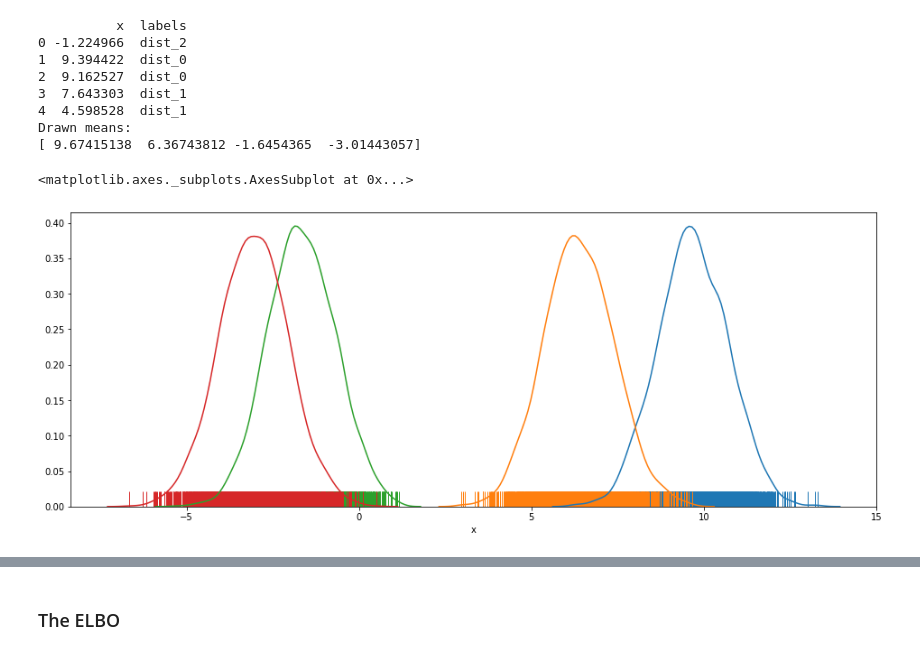
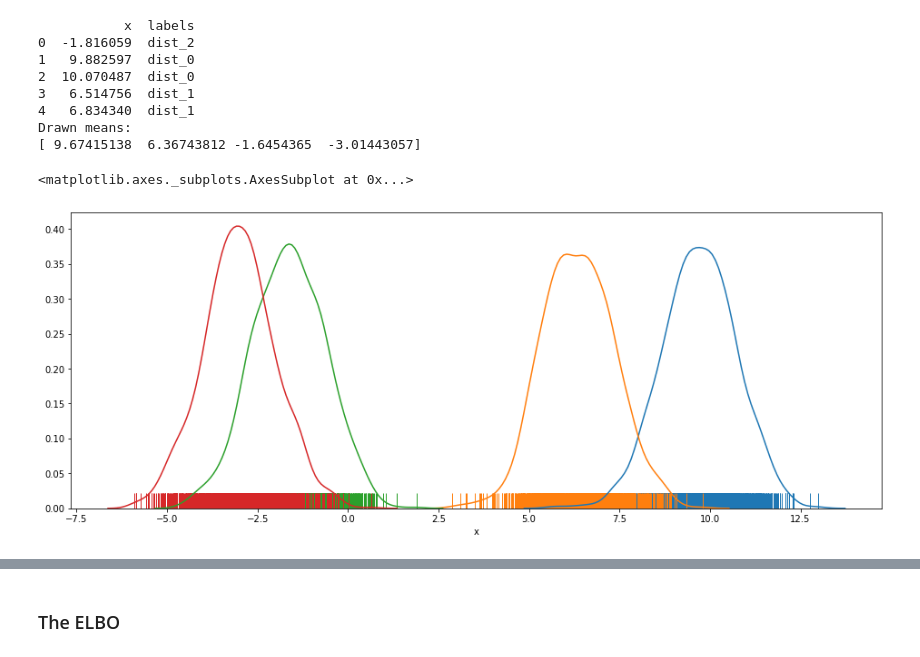
Before and after one commit to gebauerm/variational_inference, a Jupyter notebook: scripts/ML_Community/Variational_Inference_Presentation.ipynb, the cells around one changed output, grey strips where cells are left out. Saved outputs shown, nothing was run; the diff lists cells and outputs as text; code cells hidden in the pictures.

Commit message:
added mor explanations in script, added new plot methods

```diff
--- a/scripts/ML_Community/Variational_Inference_Presentation.ipynb
+++ b/scripts/ML_Community/Variational_Inference_Presentation.ipynb
@@ -47,44 +47,46 @@ x_i | c_i, \mu &\sim N(c_i^T \mu, 1)  & for \ i &= 1, ..., n
 # %%
 import numpy as np
 import pandas as pd
+np.random.seed(1327)
 # hyperparameters of P(mu)
 k = 4
-sigma_sq = 5
-np.random.seed(1327)
+mu_mean = 0
+sigma = np.array([5]*k) # this variance is known
+
 
 # number of instances
-i = 10000
+i = 5000
 c_probas = np.array([1/k]*k)
 
 # construct probability model
-mu = np.random.normal(0, sigma_sq, k)
+mu = np.random.normal(mu_mean, sigma, k)
 c = np.random.multinomial(n=1, pvals=c_probas, size= i)
 distribution_labels = [f"dist_{np.where(c[row, :] == 1)[0][0]}" for row in range(c.shape[0])]
 x_mu = c.dot(mu)
 x = np.array([np.random.normal(mu_value, 1, 1)[0] for mu_id, mu_value in enumerate(x_mu)])
 
 gmm_set = pd.DataFrame({"x": x, "labels": distribution_labels})
 
 print(gmm_set.head(5))
 import seaborn as sns
 import matplotlib.pyplot as plt
 print(f"Drawn means:\n{mu}")
 plt.figure(figsize=(16, 6))
 sns.distplot(gmm_set.loc[gmm_set["labels"] == "dist_0", "x"], hist=False, rug=True)
 sns.distplot(gmm_set.loc[gmm_set["labels"] == "dist_1", "x"], hist=False, rug=True)
 sns.distplot(gmm_set.loc[gmm_set["labels"] == "dist_2", "x"], hist=False, rug=True)
 sns.distplot(gmm_set.loc[gmm_set["labels"] == "dist_3", "x"], hist=False, rug=True)
 # %% [output]
-          x  labels
-0 -1.224966  dist_2
-1  9.394422  dist_0
-2  9.162527  dist_0
-3  7.643303  dist_1
-4  4.598528  dist_1
+           x  labels
+0  -1.816059  dist_2
+1   9.882597  dist_0
+2  10.070487  dist_0
+3   6.514756  dist_1
+4   6.834340  dist_1
 Drawn means:
 [ 9.67415138  6.36743812 -1.6454365  -3.01443057]
 <matplotlib.axes._subplots.AxesSubplot at 0x...>
-[figure, old version]
+[figure, new version]
 # %% [markdown]
 ## Variational Inference
 
```
Also changed, not shown: parts of 15 cells of this notebook, 5 other files.
